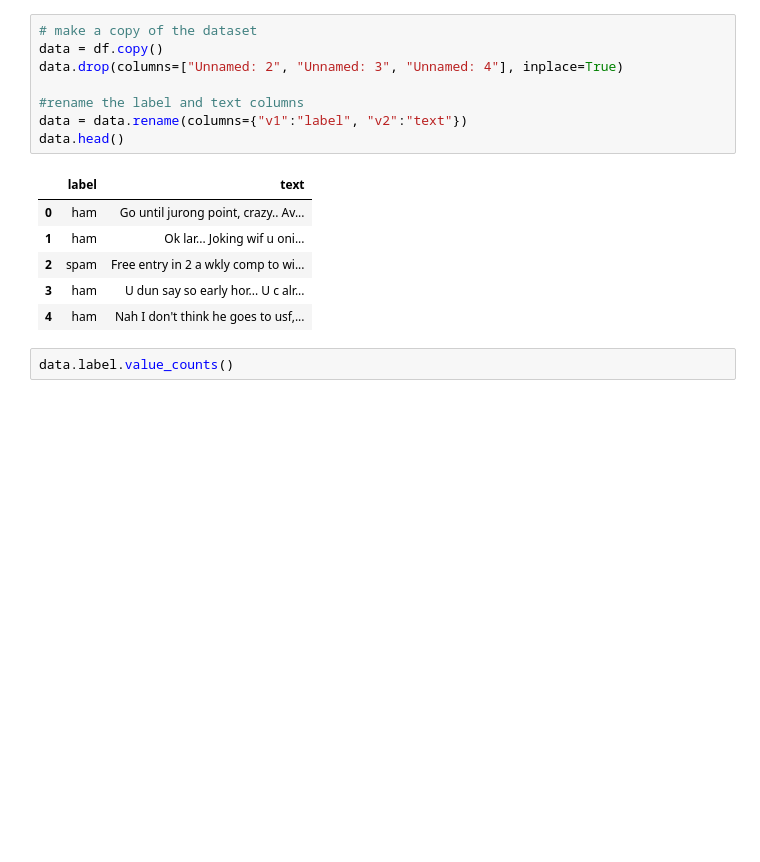
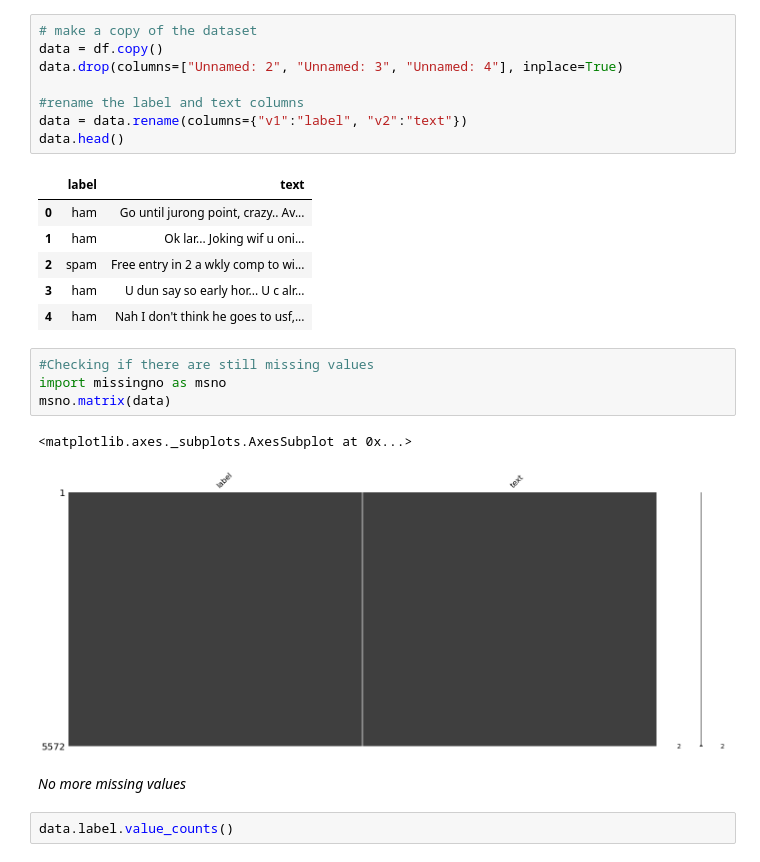
Before and after one commit to Joe-brands/g02-sms-spam, a Jupyter notebook: Deep_Learning_SMS_Spam_Detection_Model.ipynb, the cells around one changed output. Saved outputs shown, nothing was run; the diff lists cells and outputs as text; blank space fills up the shorter version.

```diff
--- a/Deep_Learning_SMS_Spam_Detection_Model.ipynb
+++ b/Deep_Learning_SMS_Spam_Detection_Model.ipynb
@@ -48,6 +48,15 @@ data.head()
 | 2 | spam | Free entry in 2 a wkly comp to wi... |
 | 3 | ham | U dun say so early hor... U c alr... |
 | 4 | ham | Nah I don't think he goes to usf,... |
+# %%
+#Checking if there are still missing values
+import missingno as msno
+msno.matrix(data)
+# %% [output]
+<matplotlib.axes._subplots.AxesSubplot at 0x...>
+[figure, added]
+# %% [markdown]
+*No more missing values*
 # %%
 data.label.value_counts()
 # %% [output]
```
